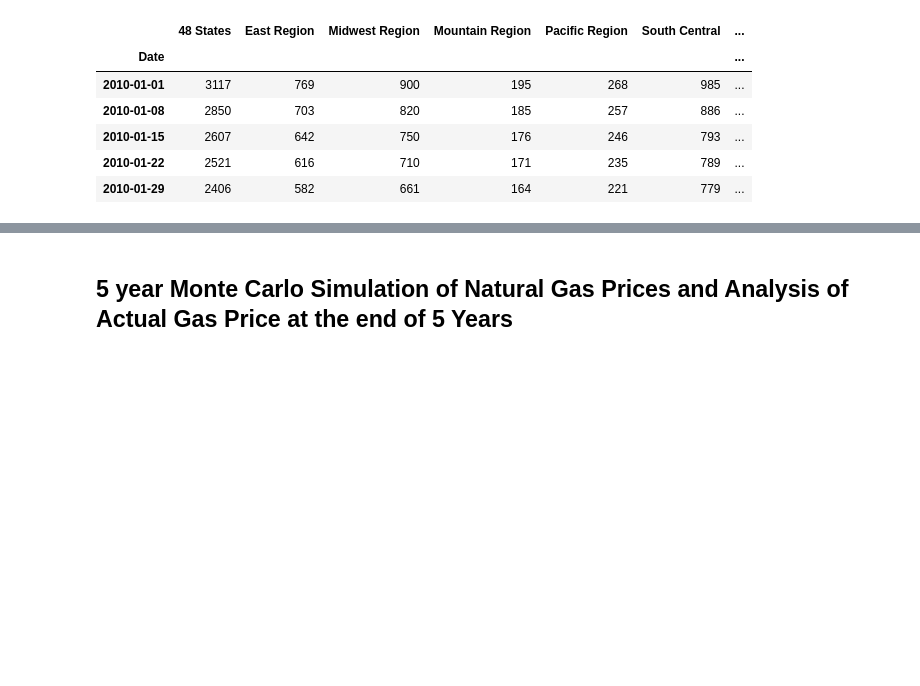
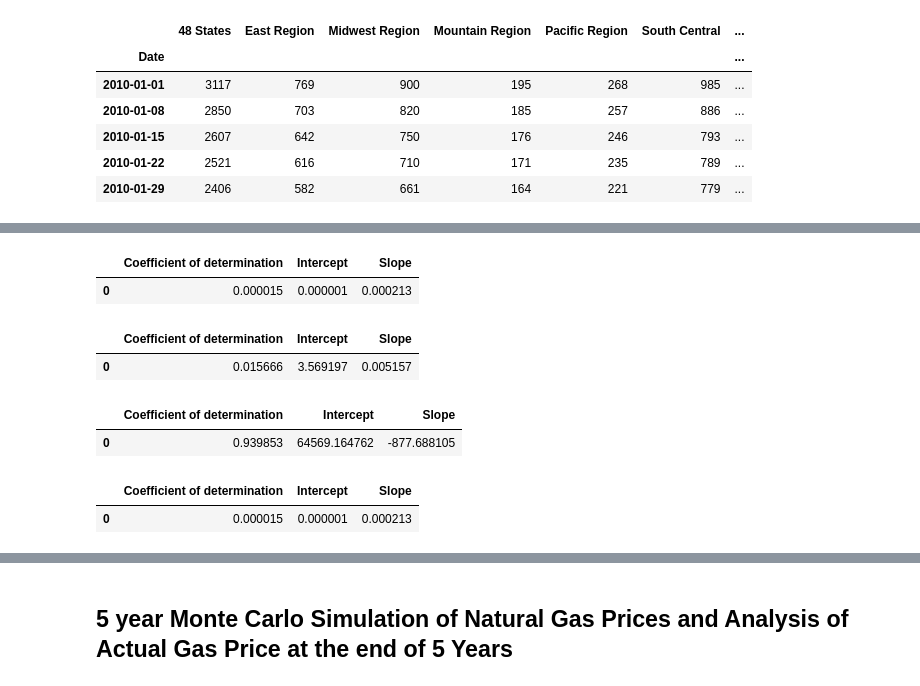
Before and after one commit to SabahatJK/EDA_NG, a Jupyter notebook: Starter_Code.ipynb, the cells around one changed output, grey strips where cells are left out. Cells and saved outputs as stored; diff of their text form; code cells hidden in the pictures; blank space fills up the shorter version.

```diff
--- a/Starter_Code.ipynb
+++ b/Starter_Code.ipynb
@@ -848,30 +171,0 @@ for key, value in region_dfs.items():
-# %%
-print(f"\n\n")
-for key, value in region_dfs.items():
-
-    if key != "US":
-        #print(f"\n----------{key} - % Change Avg Temp - Close ------------------")
-        df = region_dfs[key]["price_temperature"].copy()
-        df_pct_change = df.pct_change().dropna()
-        r_sq, linear_model, y_pred = linear_regression(df["Avg Temp"], df["Close"], shift_period =-90)
-        #r_sq, linear_model, y_pred = linear_regression(df["Avg Temp"], df["Close"], shift_period =-90)
-        #print("Coefficient of determination", r_sq)
-        #print("Slope", linear_model.coef_)
-        #print("Intercept", linear_model.intercept_)
-        #print("Predicted response:", y_pred, sep='\n')
-
-        linear_reg["Slope"] = linear_model.coef_
-        linear_reg["Intercept"] = linear_model.intercept_
-        linear_reg["Coefficient  of determination"] =  r_sq
-        linear_reg = linear_reg[['Coefficient  of determination', 'Intercept', 'Slope']]
-
-        predic_response = pd.DataFrame(list(y_pred))
-        #display(linear_reg)
-
-        #linear_reg = linear_reg[['x', 'y', 'a', 'b']]
-
-        predic_response = pd.DataFrame(list(y_pred))
-
-
-        region_dfs[key]["pct_temp_close_lin_reg"] = linear_reg
-        region_dfs[key]["pct_temp_close_predic_response"] = predic_response
@@ -1101,0 +854,14 @@ df_out_sample_combined.hvplot(title="Out of Sample Analysis", width=900)
+# %%
+display(region_dfs["PA"]["pct_temp_close_lin_reg"])
+display(region_dfs["PA"]["temp_close_lin_reg"])
+display(region_dfs["PA"]["temp_res_consump_lin_reg"])
+region_dfs["PA"]['pct_temp_close_lin_reg'].copy()
+# %% [output]
+|  | Coefficient of determination | Intercept | Slope |
+| 0 | 0.000015 | 0.000001 | 0.000213 |
+|  | Coefficient of determination | Intercept | Slope |
+| 0 | 0.015666 | 3.569197 | 0.005157 |
+|  | Coefficient of determination | Intercept | Slope |
+| 0 | 0.939853 | 64569.164762 | -877.688105 |
+|  | Coefficient of determination | Intercept | Slope |
+| 0 | 0.000015 | 0.000001 | 0.000213 |
```
Also changed, not shown: parts of 45 cells of this notebook.
